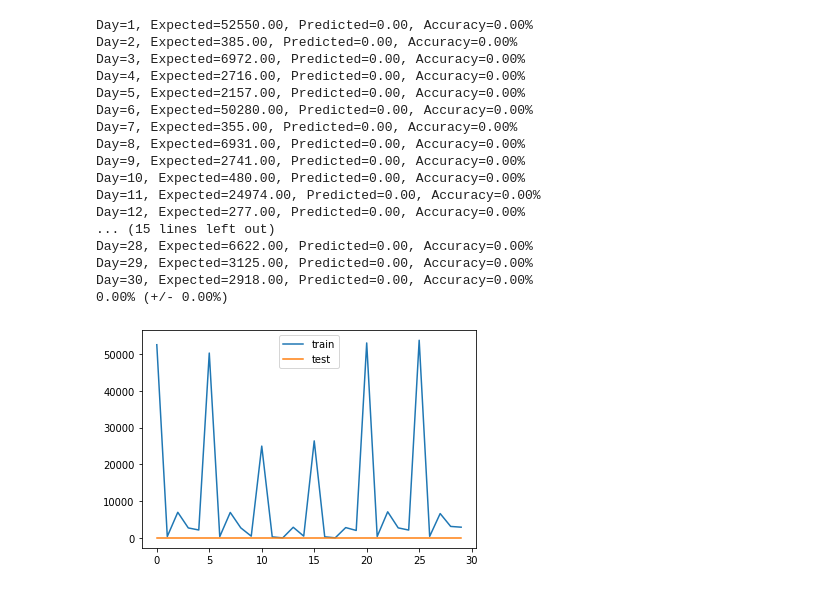
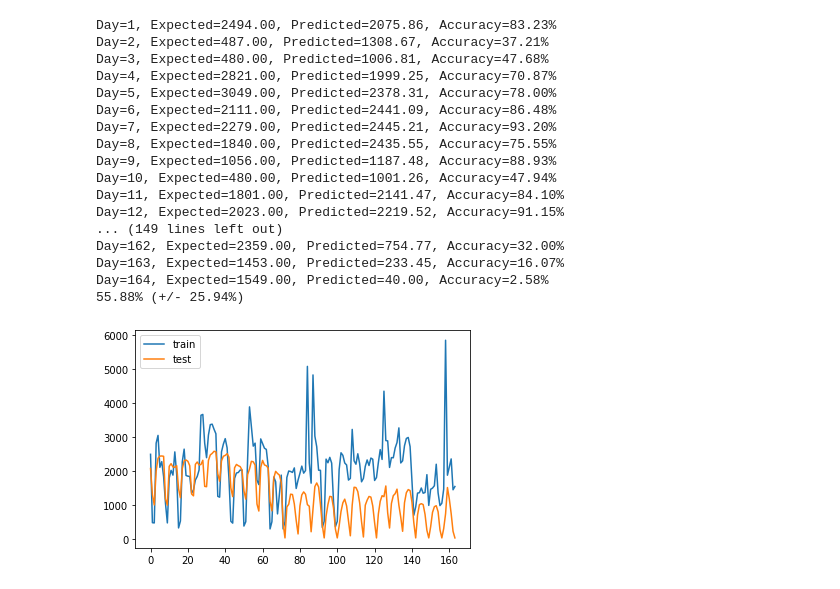
Before and after one commit to Shane-Bowen/fyp_flask_webapp, a Jupyter notebook: notebooks/Recurrent_Neural_Network_Multiple_Timesteps.ipynb, the cells around one changed output. Saved outputs shown, nothing was run; the diff lists cells and outputs as text; code cells hidden in the pictures.

```diff
--- a/notebooks/Recurrent_Neural_Network_Multiple_Timesteps.ipynb
+++ b/notebooks/Recurrent_Neural_Network_Multiple_Timesteps.ipynb
@@ -72,18 +72,19 @@ def data_preparation(df):
     return df
 # %%
 # load dataset
-df = read_csv('../reports/company_report_sorted.csv', header=0, index_col="time")
+df = read_csv('../reports/company_report_1.csv', header=0, index_col="time")
 #df = data_preparation(df)
-df = df[['volume_tests', 'company_id', 'company_type', 'is_weekend', 'quality_too_poor', 'number_busy', 'temporarily_unable_test', 'outage_hrs', 'number_test_types', 'numbers_tested']]
+df = df[['volume_tests', 'date', 'month', 'is_weekend', 'quality_too_poor', 'number_busy', 'temporarily_unable_test', 'outage_hrs', 'number_test_types', 'numbers_tested', 'min_commit']]
+df = df.dropna(axis='columns')
 values = df.values
 
 # specify the number of days and features
 n_days = 7
 n_features = df.shape[1]
 
-# integer encode direction
-encoder = LabelEncoder()
-values[:,2] = encoder.fit_transform(values[:,2])
+# # integer encode direction
+# encoder = LabelEncoder()
+# values[:,2] = encoder.fit_transform(values[:,2])
 
 # ensure all data is float
 values = values.astype('float32')
@@ -187,7 +188,7 @@ Test loss:18.31%
 Test accuracy:0.00%
 # %%
 # print predicted vs expected
-num_days = 30
+num_days = 210
 accuracy_scores = []
 for i in range(len(inv_y[:num_days])):
     if inv_y[i] > inv_yhat[i]:
@@ -199,29 +200,29 @@ for i in range(len(inv_y[:num_days])):
     print('Day=%d, Expected=%.2f, Predicted=%.2f, Accuracy=%.2f%%' % (i+1, inv_y[i], inv_yhat[i], score ))
 print("%.2f%% (+/- %.2f%%)" % (np.mean(accuracy_scores), np.std(accuracy_scores)))
 # %% [output]
-Day=1, Expected=52550.00, Predicted=0.00, Accuracy=0.00%
-Day=2, Expected=385.00, Predicted=0.00, Accuracy=0.00%
-Day=3, Expected=6972.00, Predicted=0.00, Accuracy=0.00%
-Day=4, Expected=2716.00, Predicted=0.00, Accuracy=0.00%
-Day=5, Expected=2157.00, Predicted=0.00, Accuracy=0.00%
-Day=6, Expected=50280.00, Predicted=0.00, Accuracy=0.00%
-Day=7, Expected=355.00, Predicted=0.00, Accuracy=0.00%
-Day=8, Expected=6931.00, Predicted=0.00, Accuracy=0.00%
-Day=9, Expected=2741.00, Predicted=0.00, Accuracy=0.00%
-Day=10, Expected=480.00, Predicted=0.00, Accuracy=0.00%
-Day=11, Expected=24974.00, Predicted=0.00, Accuracy=0.00%
-Day=12, Expected=277.00, Predicted=0.00, Accuracy=0.00%
-... (15 lines left out)
-Day=28, Expected=6622.00, Predicted=0.00, Accuracy=0.00%
-Day=29, Expected=3125.00, Predicted=0.00, Accuracy=0.00%
-Day=30, Expected=2918.00, Predicted=0.00, Accuracy=0.00%
-0.00% (+/- 0.00%)
+Day=1, Expected=2494.00, Predicted=2075.86, Accuracy=83.23%
+Day=2, Expected=487.00, Predicted=1308.67, Accuracy=37.21%
+Day=3, Expected=480.00, Predicted=1006.81, Accuracy=47.68%
+Day=4, Expected=2821.00, Predicted=1999.25, Accuracy=70.87%
+Day=5, Expected=3049.00, Predicted=2378.31, Accuracy=78.00%
+Day=6, Expected=2111.00, Predicted=2441.09, Accuracy=86.48%
+Day=7, Expected=2279.00, Predicted=2445.21, Accuracy=93.20%
+Day=8, Expected=1840.00, Predicted=2435.55, Accuracy=75.55%
+Day=9, Expected=1056.00, Predicted=1187.48, Accuracy=88.93%
+Day=10, Expected=480.00, Predicted=1001.26, Accuracy=47.94%
+Day=11, Expected=1801.00, Predicted=2141.47, Accuracy=84.10%
+Day=12, Expected=2023.00, Predicted=2219.52, Accuracy=91.15%
+... (149 lines left out)
+Day=162, Expected=2359.00, Predicted=754.77, Accuracy=32.00%
+Day=163, Expected=1453.00, Predicted=233.45, Accuracy=16.07%
+Day=164, Expected=1549.00, Predicted=40.00, Accuracy=2.58%
+55.88% (+/- 25.94%)
 # %%
 # plot actual vs prediction
-num_days = 30
+num_days = 210
 pyplot.plot(list(inv_y[:num_days]), label='train')
 pyplot.plot(inv_yhat[:num_days], label='test')
 pyplot.legend()
 pyplot.show()
 # %% [output]
-[figure, old version]
+[figure, new version]
```
Also changed, not shown: parts of 6 cells of this notebook.
